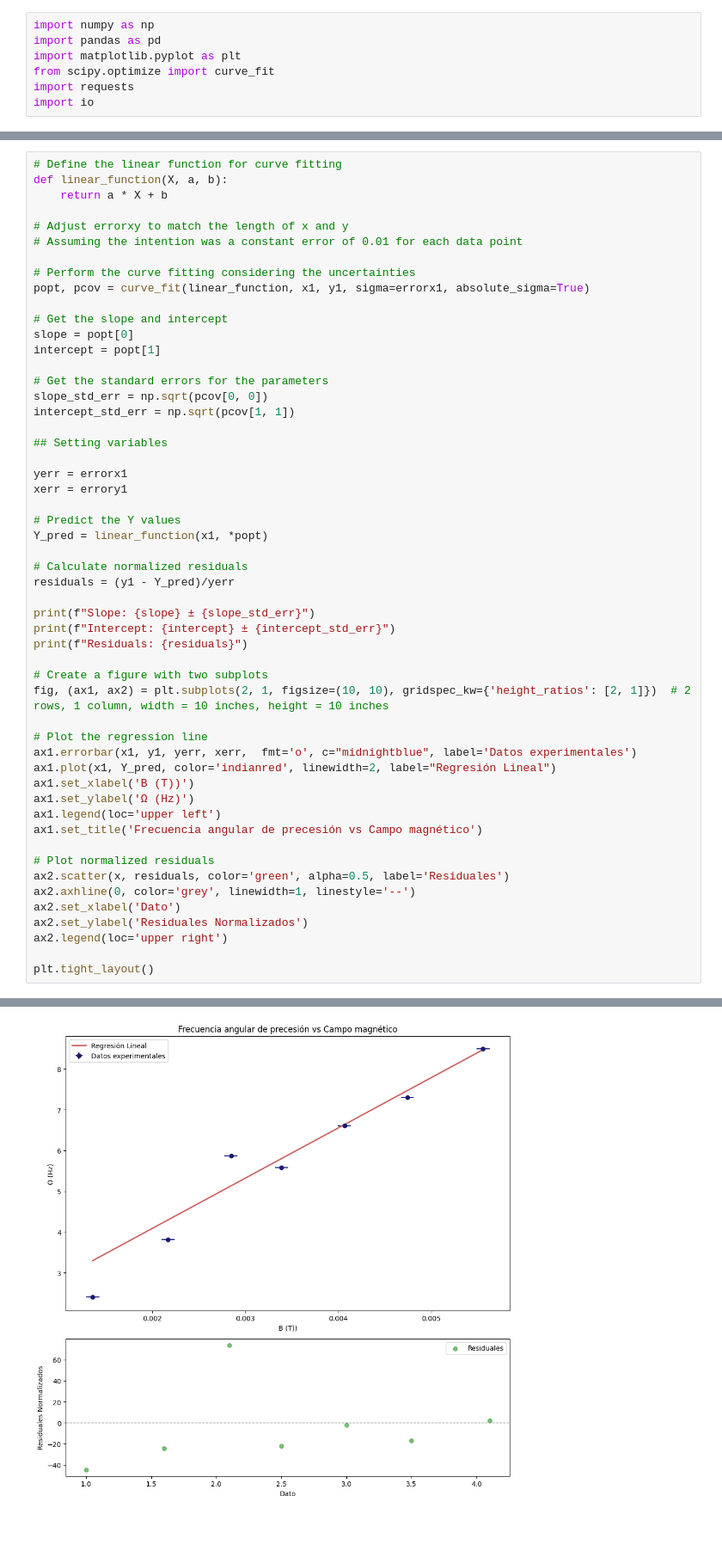
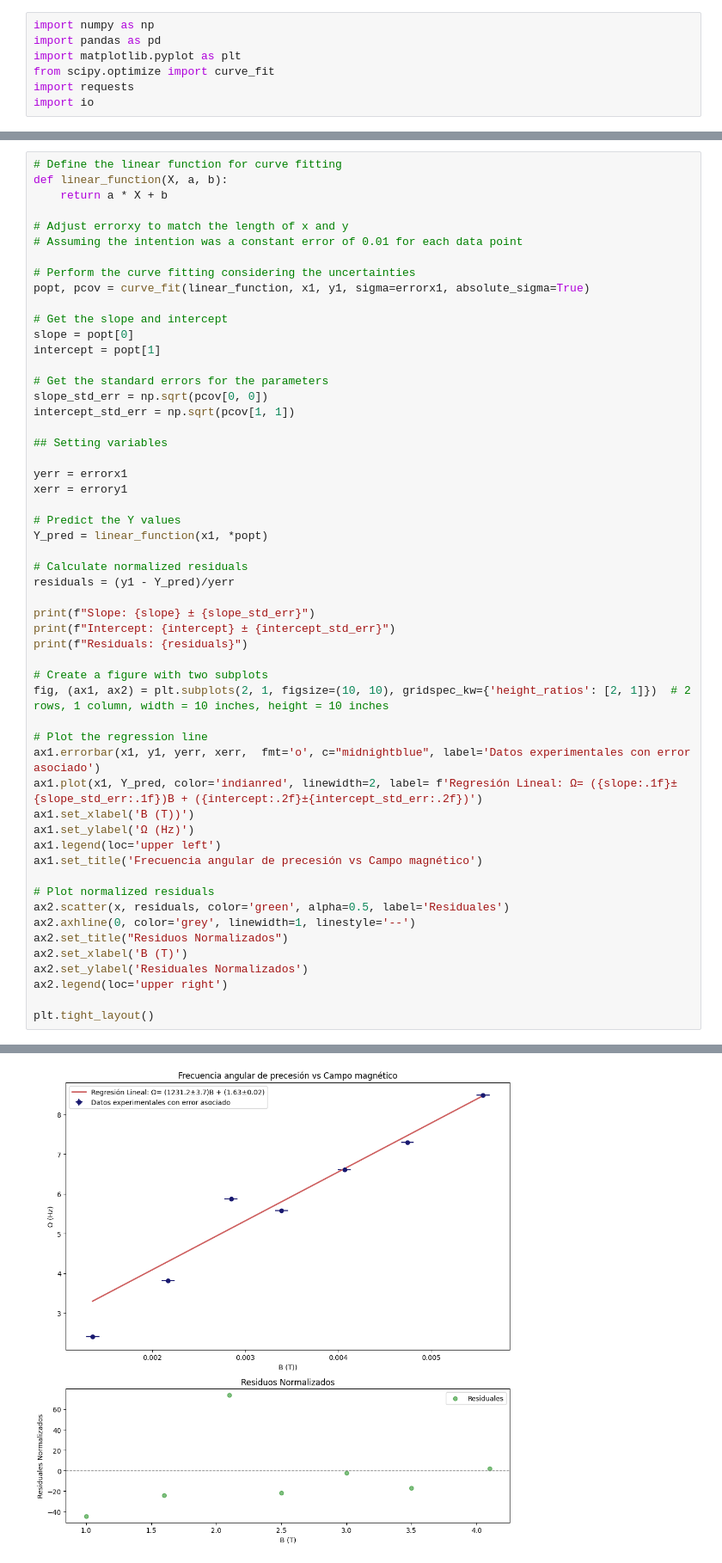
Before and after one commit to Emyfoton/Codigos_pregrado, a Jupyter notebook: Gráficas_Torque_magnético.ipynb, the cells around one changed output, grey strips where cells are left out. Shown at 86% size. Cells and saved outputs as stored; diff of their text form; blank space fills up the shorter version.

```diff
--- a/Gráficas_Torque_magnético.ipynb
+++ b/Gráficas_Torque_magnético.ipynb
@@ -124,37 +63,38 @@ xerr = errory1
 Y_pred = linear_function(x1, *popt)
 
 # Calculate normalized residuals
 residuals = (y1 - Y_pred)/yerr
 
 print(f"Slope: {slope} ± {slope_std_err}")
 print(f"Intercept: {intercept} ± {intercept_std_err}")
 print(f"Residuals: {residuals}")
 
 # Create a figure with two subplots
 fig, (ax1, ax2) = plt.subplots(2, 1, figsize=(10, 10), gridspec_kw={'height_ratios': [2, 1]})  # 2 rows, 1 column, width = 10 inches, height = 10 inches
 
 # Plot the regression line
-ax1.errorbar(x1, y1, yerr, xerr,  fmt='o', c="midnightblue", label='Datos experimentales')
-ax1.plot(x1, Y_pred, color='indianred', linewidth=2, label="Regresión Lineal")
+ax1.errorbar(x1, y1, yerr, xerr,  fmt='o', c="midnightblue", label='Datos experimentales con error asociado')
+ax1.plot(x1, Y_pred, color='indianred', linewidth=2, label= f'Regresión Lineal: Ω= ({slope:.1f}±{slope_std_err:.1f})B + ({intercept:.2f}±{intercept_std_err:.2f})')
 ax1.set_xlabel('B (T))')
 ax1.set_ylabel('Ω (Hz)')
 ax1.legend(loc='upper left')
 ax1.set_title('Frecuencia angular de precesión vs Campo magnético')
 
 # Plot normalized residuals
 ax2.scatter(x, residuals, color='green', alpha=0.5, label='Residuales')
 ax2.axhline(0, color='grey', linewidth=1, linestyle='--')
-ax2.set_xlabel('Dato')
+ax2.set_title("Residuos Normalizados")
+ax2.set_xlabel('B (T)')
 ax2.set_ylabel('Residuales Normalizados')
 ax2.legend(loc='upper right')
 
 plt.tight_layout()
 # %% [output]
 Slope: 1231.1550264855016 ± 3.71855286703881
 Intercept: 1.626079917045744 ± 0.015142980039981541
 Residuals: [-44.77630665 -24.32275847  73.88217226 -21.96954568  -2.44185648
  -16.91416727   1.99292907]
-[figure, old version]
+[figure, new version]
 # %%
 slope: 1231.1550264855016
 const= 2*np.pi*5*2/5*0.027**2*0.0425
```
Also changed, not shown: parts of 2 cells of this notebook.
